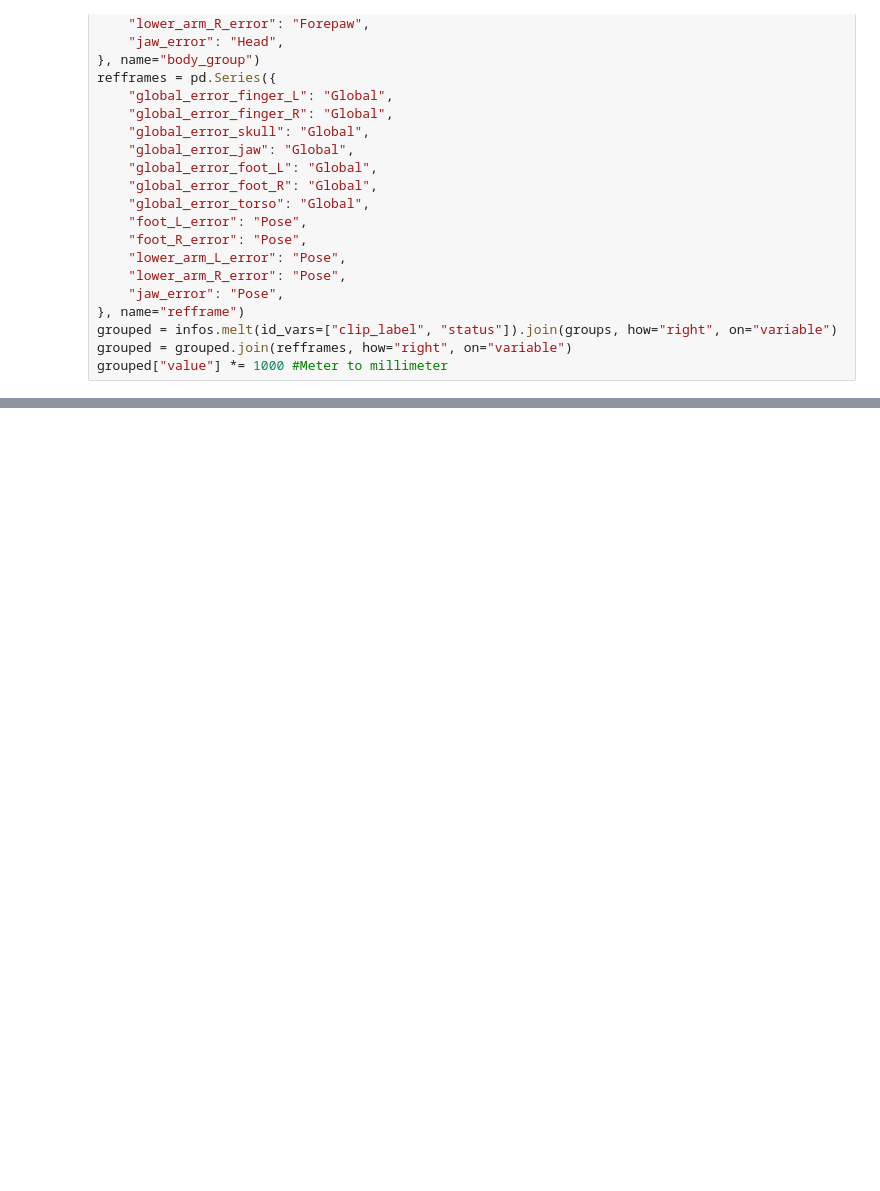
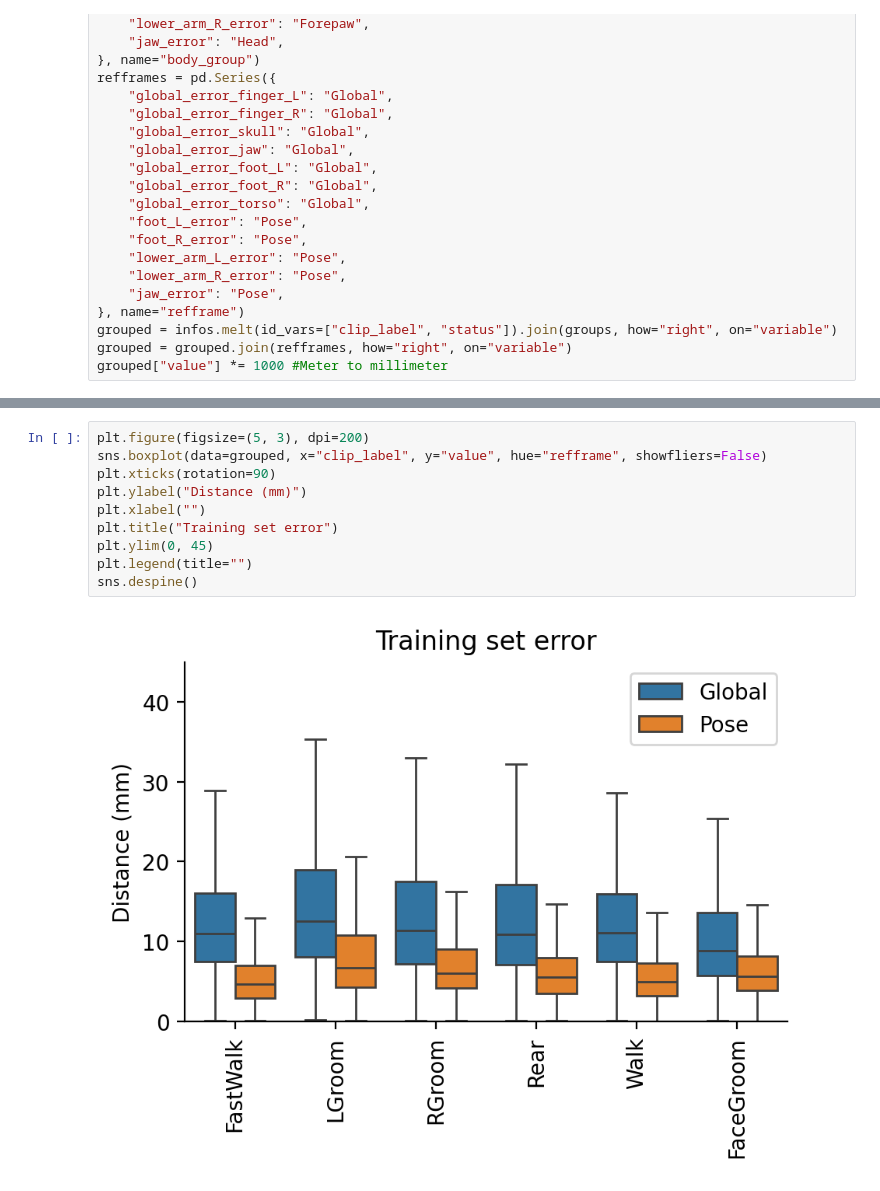
Before and after one commit to emiwar/julia-virtual-rodent, a Jupyter notebook: misc_snippets/Plot eval error.ipynb, the cells around one changed output, grey strips where cells are left out. Drawn from its saved outputs; the diff is of its cells as text; blank space fills up the shorter version.

```diff
--- a/misc_snippets/Plot eval error.ipynb
+++ b/misc_snippets/Plot eval error.ipynb
@@ -91,0 +92,12 @@ sns.despine()
+# %%
+plt.figure(figsize=(5, 3), dpi=200)
+sns.boxplot(data=grouped, x="clip_label", y="value", hue="refframe", showfliers=False)
+plt.xticks(rotation=90)
+plt.ylabel("Distance (mm)")
+plt.xlabel("")
+plt.title("Training set error")
+plt.ylim(0, 45)
+plt.legend(title="")
+sns.despine()
+# %% [output]
+[figure, added]
```
Also changed, not shown: parts of 10 cells of this notebook, 7 other files.
